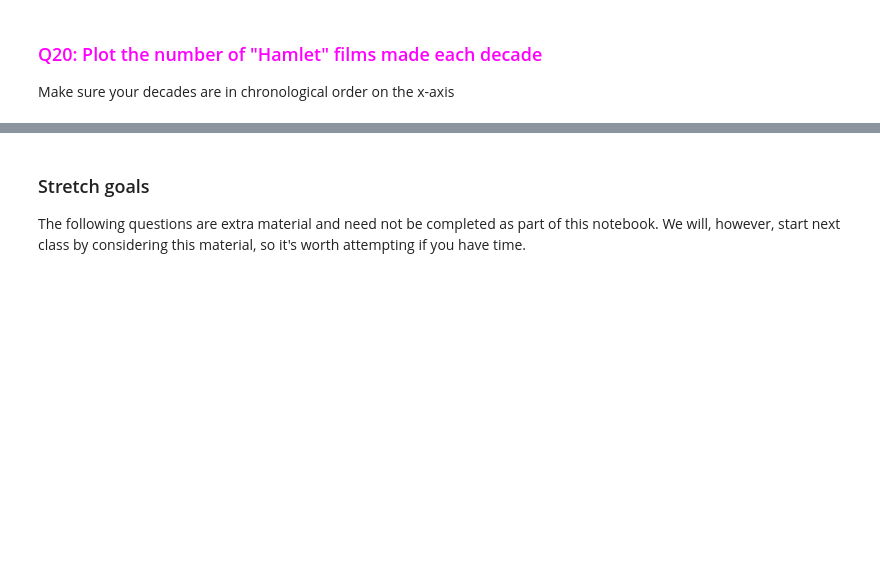
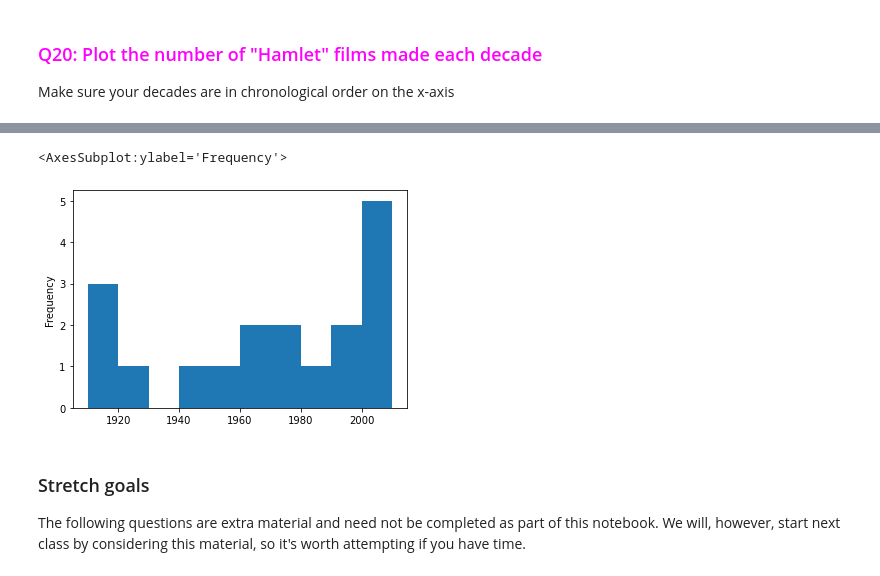
Before and after one commit to TrellixVulnTeam/si618-student_J7QT, a Jupyter notebook: inclass/SI_618_Day_02_Pandas_I_Inclass.ipynb, the cells around one changed output, grey strips where cells are left out. Drawn from its saved outputs; the diff is of its cells as text; code cells hidden in the pictures; blank space fills up the shorter version.

```diff
--- a/inclass/SI_618_Day_02_Pandas_I_Inclass.ipynb
+++ b/inclass/SI_618_Day_02_Pandas_I_Inclass.ipynb
@@ -383,0 +1076,3 @@ Make sure your decades are in chronological order on the x-axis
+# %%
+hamlet = titles[titles['title'] == "Hamlet"]
+hamlet.head()
@@ -383,0 +1090,2 @@ Make sure your decades are in chronological order on the x-axis
+# %%
+hamlet['decade'] = hamlet['year'] // 10 * 10
@@ -384,3 +1121,8 @@ Make sure your decades are in chronological order on the x-axis
+# %%
+hamlet.decade.plot.hist(bins=10)
+# %% [output]
+<AxesSubplot:ylabel='Frequency'>
+[figure, added]
 # %% [markdown]
 ### Stretch goals
 The following questions are extra material and need not be completed as part of this
```
Also changed, not shown: parts of 112 cells of this notebook, 19 other files.
